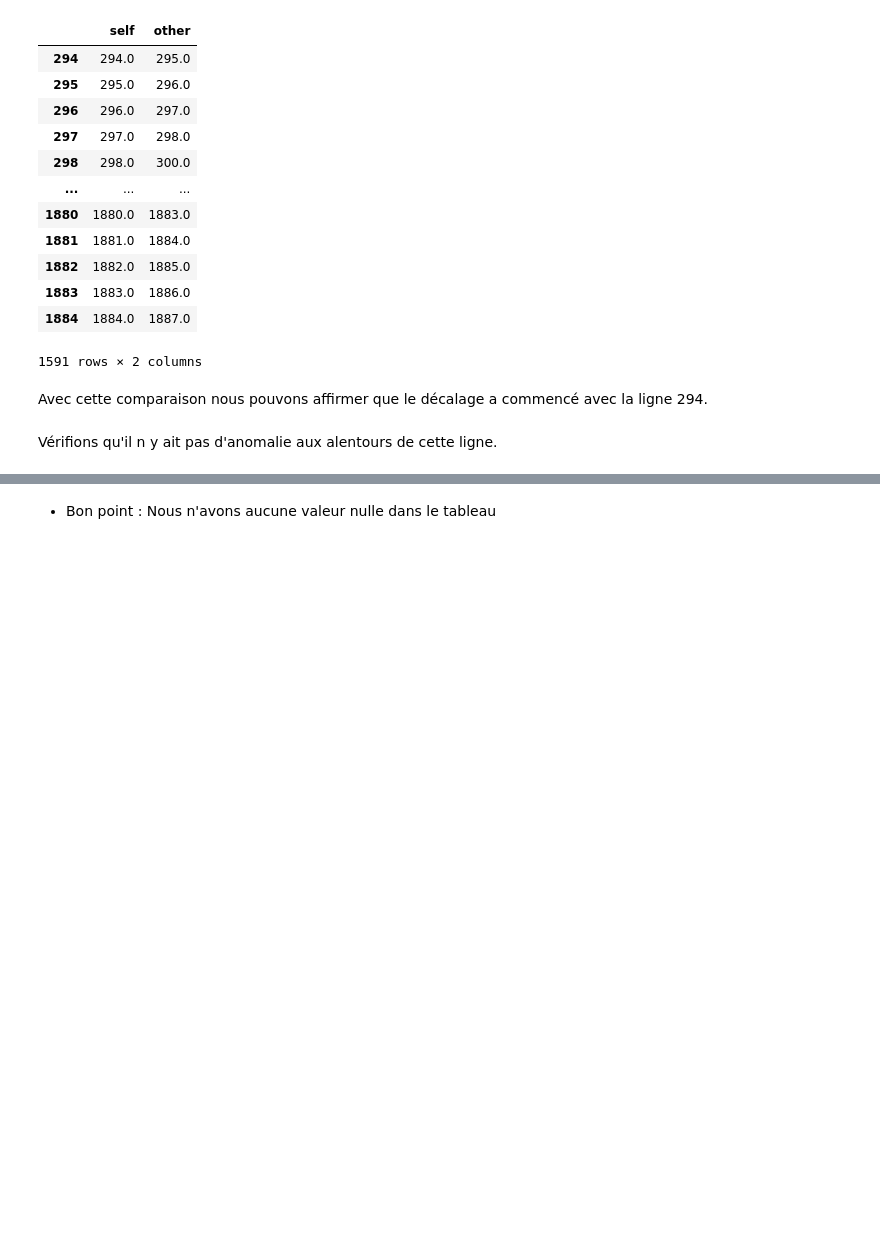
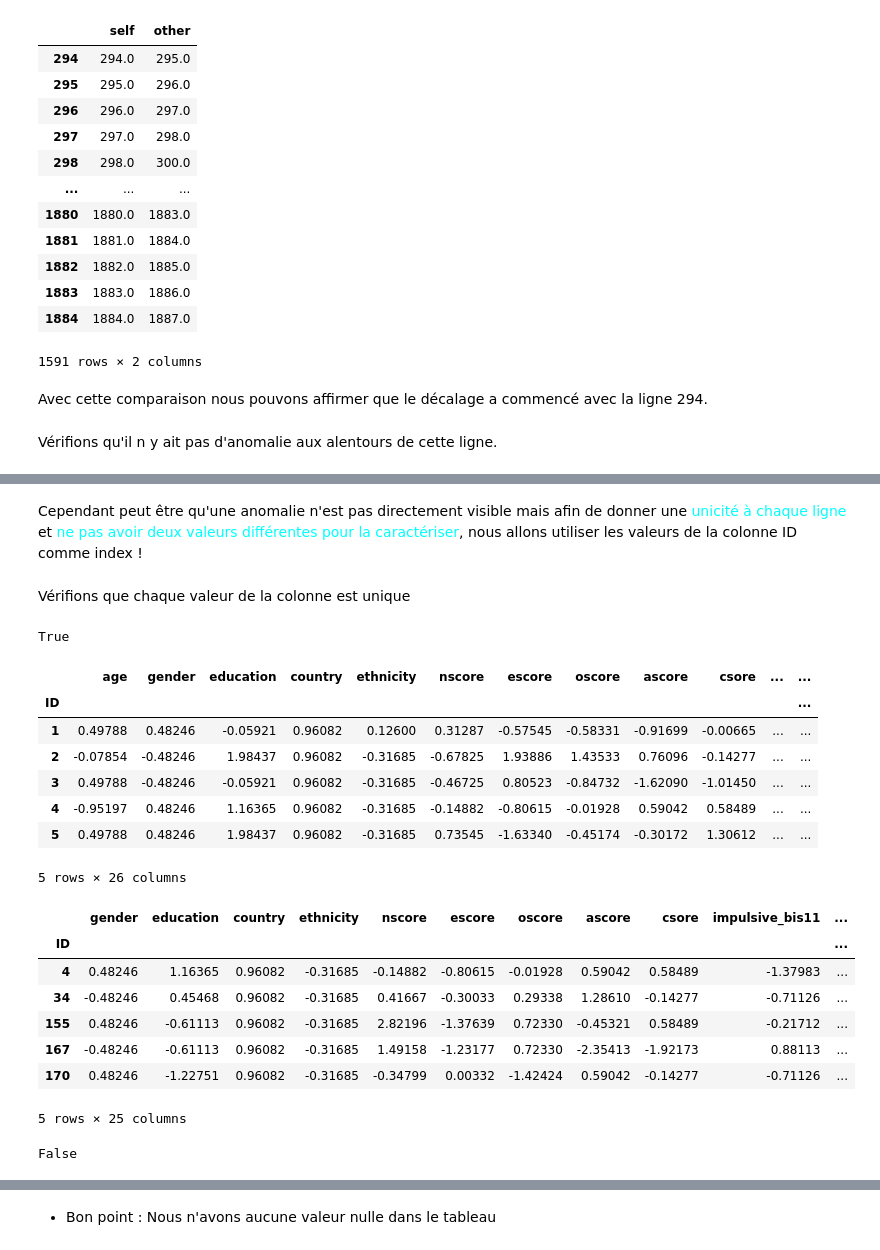
Before and after one commit to RayaneBDJ/Data-Analysis, a Jupyter notebook: FinalTP.ipynb, the cells around one changed output, grey strips where cells are left out. Drawn from its saved outputs; the diff is of its cells as text; code cells hidden in the pictures; blank space fills up the shorter version.

```diff
--- a/FinalTP.ipynb
+++ b/FinalTP.ipynb
@@ -174,0 +511,5 @@ Nous vérifierons que la première ligne reste la première ligne et que la dern
+# %%
+to_drop.append('age')
+# %%
+data_jeunes.drop(to_drop,inplace = True, axis = 1)
+# on drop age dans ce jeu de données mais pas dans le 1er comme la colonne n'a qu'une seule valeur unique
@@ -261,0 +625,38 @@ On pourra dans la phase 'Action' si besoin le créer et prédire ses scores et s
+# %% [markdown]
+Cependant peut être qu'une anomalie n'est pas directement visible mais afin de donner une <font color = 'cyan'>unicité à chaque ligne</font> et <font color =cyan>ne pas avoir deux valeurs différentes pour la caractériser</font>, nous allons utiliser les valeurs de la colonne ID comme index !
+# %% [markdown]
+Vérifions que chaque valeur de la colonne est unique
+# %%
+data['ID'].is_unique
+# %% [output]
+True
+# %%
+data.set_index('ID',inplace = True)
+# %%
+data_jeunes.set_index('ID',inplace = True)
+# %%
+display(data.head(5))
+display(data_jeunes.head(5))
+# %% [output]
+|  | age | gender | education | country | ethnicity | nscore | escore | oscore | ascore | csore | ... | ... |
+| ID |  |  |  |  |  |  |  |  |  |  |  | ... |
+| 1 | 0.49788 | 0.48246 | -0.05921 | 0.96082 | 0.12600 | 0.31287 | -0.57545 | -0.58331 | -0.91699 | -0.00665 | ... | ... |
+| 2 | -0.07854 | -0.48246 | 1.98437 | 0.96082 | -0.31685 | -0.67825 | 1.93886 | 1.43533 | 0.76096 | -0.14277 | ... | ... |
+| 3 | 0.49788 | -0.48246 | -0.05921 | 0.96082 | -0.31685 | -0.46725 | 0.80523 | -0.84732 | -1.62090 | -1.01450 | ... | ... |
+| 4 | -0.95197 | 0.48246 | 1.16365 | 0.96082 | -0.31685 | -0.14882 | -0.80615 | -0.01928 | 0.59042 | 0.58489 | ... | ... |
+| 5 | 0.49788 | 0.48246 | 1.98437 | 0.96082 | -0.31685 | 0.73545 | -1.63340 | -0.45174 | -0.30172 | 1.30612 | ... | ... |
+5 rows × 26 columns
+|  | gender | education | country | ethnicity | nscore | escore | oscore | ascore | csore | impulsive_bis11 | ... |
+| ID |  |  |  |  |  |  |  |  |  |  | ... |
+| 4 | 0.48246 | 1.16365 | 0.96082 | -0.31685 | -0.14882 | -0.80615 | -0.01928 | 0.59042 | 0.58489 | -1.37983 | ... |
+| 34 | -0.48246 | 0.45468 | 0.96082 | -0.31685 | 0.41667 | -0.30033 | 0.29338 | 1.28610 | -0.14277 | -0.71126 | ... |
+| 155 | 0.48246 | -0.61113 | 0.96082 | -0.31685 | 2.82196 | -1.37639 | 0.72330 | -0.45321 | 0.58489 | -0.21712 | ... |
+| 167 | -0.48246 | -0.61113 | 0.96082 | -0.31685 | 1.49158 | -1.23177 | 0.72330 | -2.35413 | -1.92173 | 0.88113 | ... |
+| 170 | 0.48246 | -1.22751 | 0.96082 | -0.31685 | -0.34799 | 0.00332 | -1.42424 | 0.59042 | -0.14277 | -0.71126 | ... |
+5 rows × 25 columns
+# %%
+# on vérifie
+first_row.equals(data.loc[1])
+# Si c'est True, c'est que le set_index() s'est bien déroulée
+# %% [output]
+False
```
Also changed, not shown: parts of 111 cells of this notebook, 2 other files.
